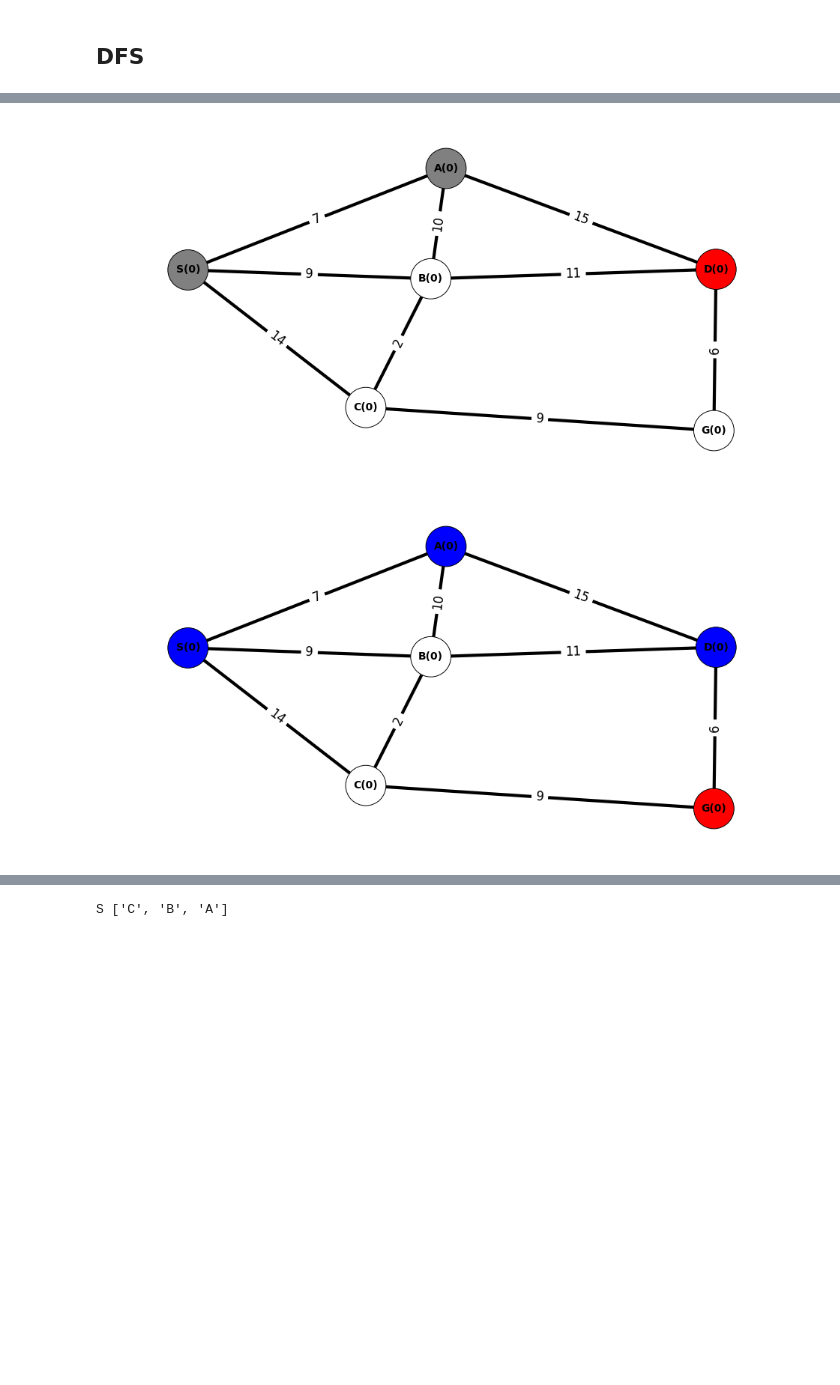
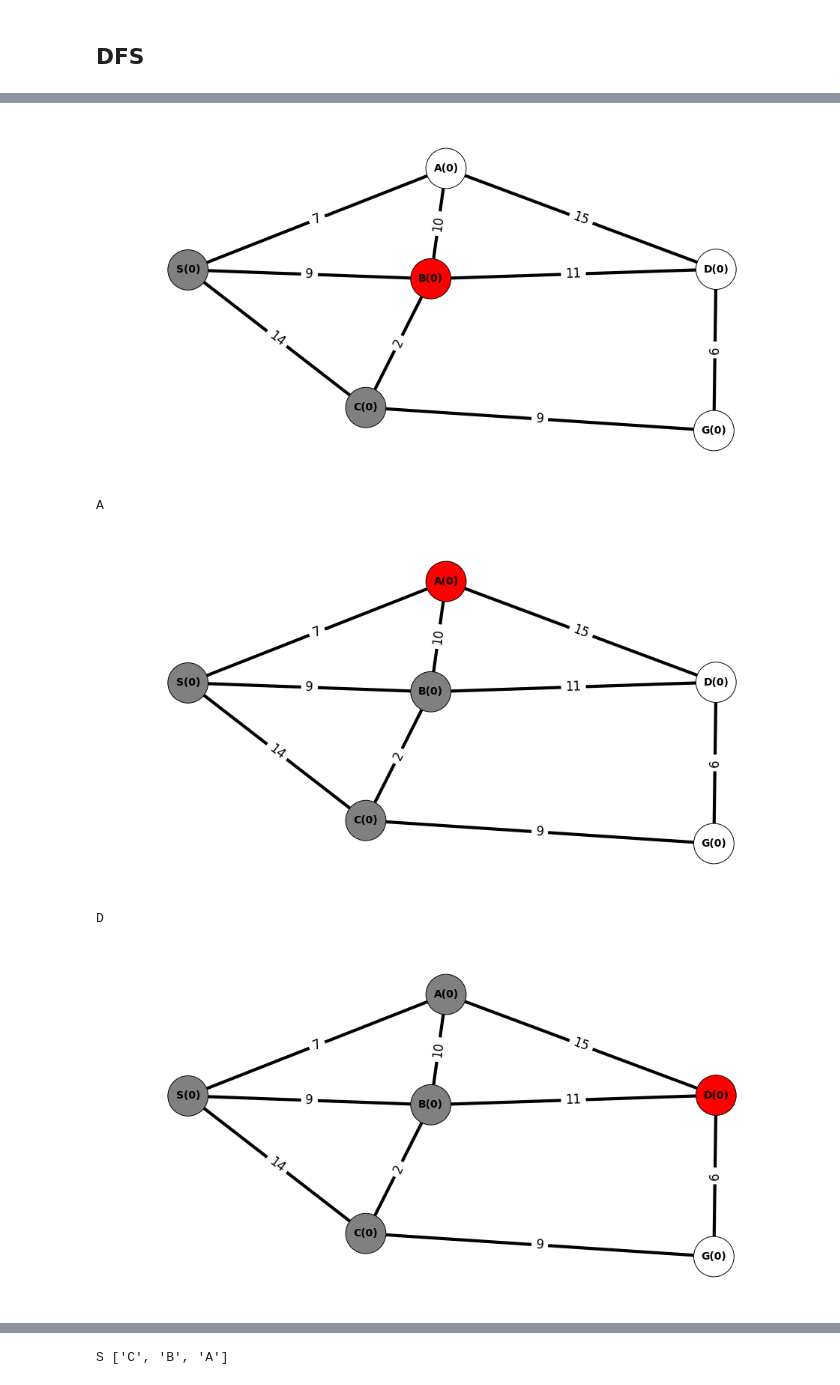
Before and after one commit to Aleksis99/Artificial-Intelligence, a Jupyter notebook: 01_blind_search.ipynb, the cells around one changed output, grey strips where cells are left out. Saved outputs shown, nothing was run; the diff lists cells and outputs as text; code cells hidden in the pictures; blank space fills up the shorter version.

```diff
--- a/01_blind_search.ipynb
+++ b/01_blind_search.ipynb
@@ -240,7 +239,7 @@ g = make_graph(
 # g.nodes['S'].color = 'red'
 # g.nodes['G'].color = 'green'
 # %%
-def resetColor(g):
+def reset_color(g):
     for _, node in g.nodes.items():
         node.color = "white"
 # %%
@@ -256,7 +254,7 @@ display_graph(g, "S")
 # %% [markdown]
 ## DFS
 # %%
-def dfsRec(g, curr, end):
+def dfs_rec(g, curr, end):
     if curr == end:
         g.nodes[curr].color = "blue"
         return True
@@ -265,17 +263,17 @@ def dfsRec(g, curr, end):
     print(curr)
     display_graph(g, curr)
 
-    for node, _ in reversed(g.edges[curr]):
+    for node, _ in g.edges[curr]:
         if (g.nodes[node].color == "white" and
-            dfsRec(g, node, end)):
+            dfs_rec(g, node, end)):
             g.nodes[curr].color = "blue"
             return True
 
     g.nodes[curr].color = "blue"
     return False
 # %%
-resetColor(g)
-dfsRec(g, "S", "G")
+reset_color(g)
+dfs_rec(g, "S", "G")
 display_graph(g, "G")
 # %% [output]
 S
@@ -286,2 +284,5 @@ D
-[figure, old version]
+[figure, new version]
+A
-[figure, old version]
+[figure, new version]
+D
+[figure, added]
```
Also changed, not shown: parts of 23 cells of this notebook, 14 other files.
